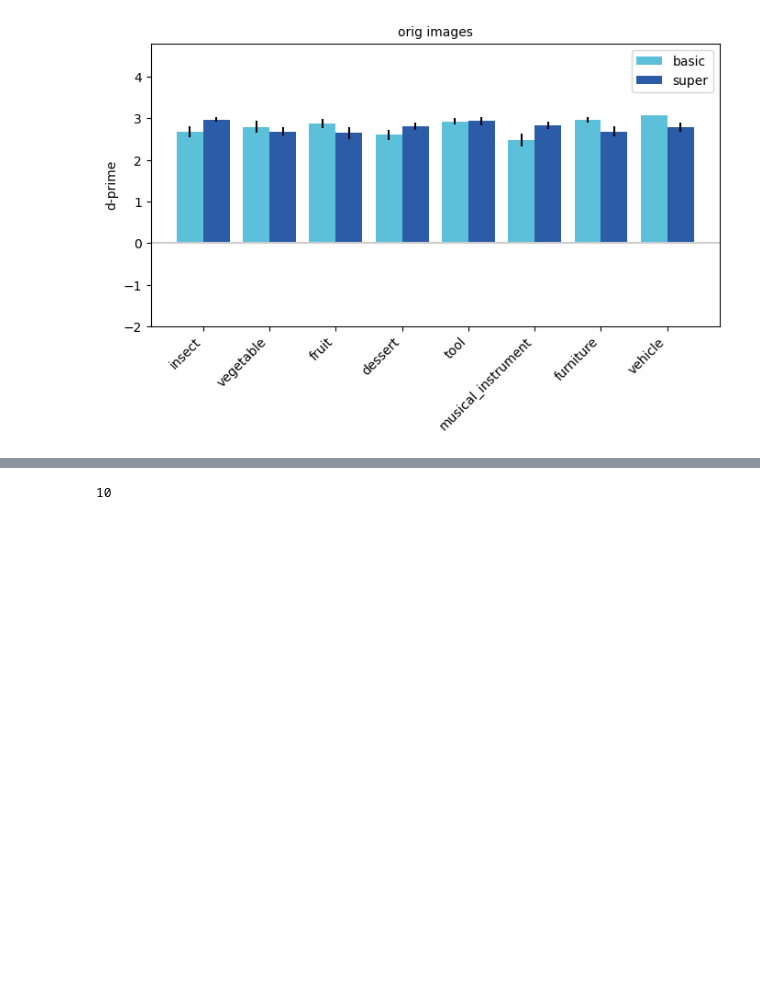
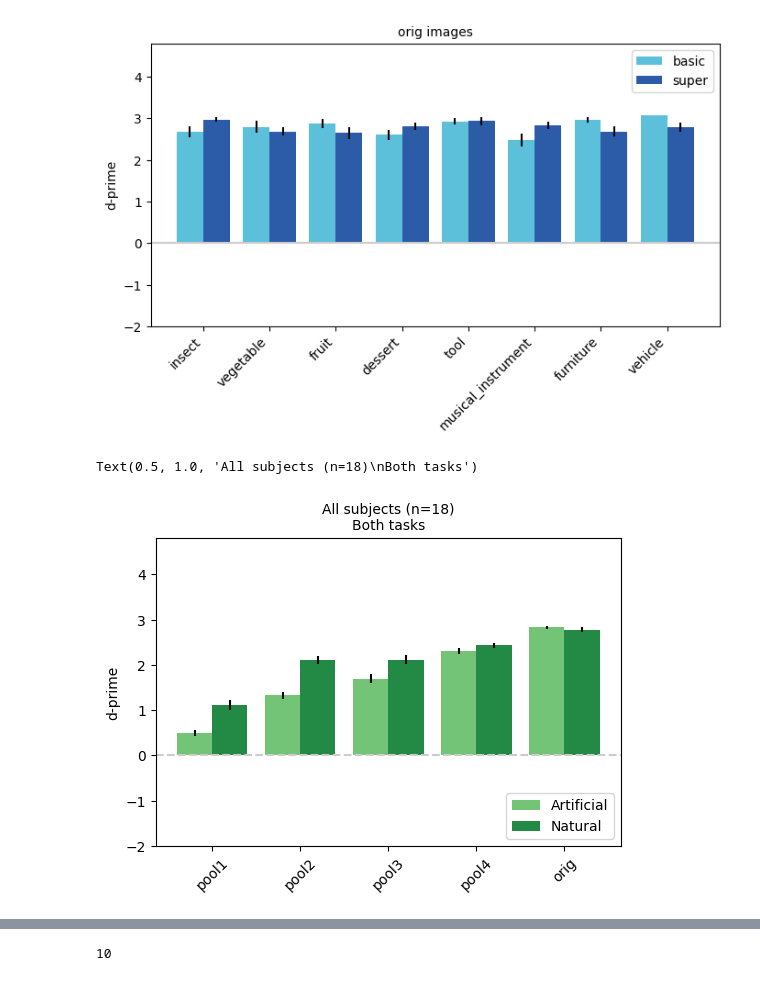
Before and after one commit to mmhenderson/featsynth, a Jupyter notebook: code/behav_analysis/expt3_summary.ipynb, the cells around one changed output, grey strips where cells are left out. Cells and saved outputs as stored; diff of their text form; code cells hidden in the pictures; blank space fills up the shorter version.

```diff
--- a/code/behav_analysis/expt3_summary.ipynb
+++ b/code/behav_analysis/expt3_summary.ipynb
@@ -24,3 +24,6 @@ acc_by_condition, dprime_by_condition, propleft_by_condition, rt_by_condition =
 acc_by_run, dprime_by_run, rt_by_run = analyze_expt3.get_perf_by_run()
 
 acc_by_supcat, dprime_by_supcat, rt_by_supcat = analyze_expt3.get_perf_by_supercateg()
+# %%
+is_nat = np.array([1,1,1,np.nan,0,0,0,0])
+is_nat
@@ -41,6 +61,10 @@ point_types = ['o','x']
 markersize = 4;
 xjitters = np.array([-0.2, 0.2])
 barwidth = xjitters[1]*2
+# %%
+ii=0; nn=0;
+vals = np.mean(dprime_by_supcat[:,:,ii,is_nat==nn], axis=2)
+# vals = np.mean(vals, axis=1)
 # %% [markdown]
 #### d-prime values: two-way repeated measures anova, all subjects
 # %%
@@ -366,3 +390,64 @@ for ii in range(5):
 [figure]
 [figure]
 [figure]
+# %%
+nat_colors = cm.Greens(np.linspace(0,1,5))[[2,3],:]
+n_kinds = 2
+kind_names = ['Artificial','Natural']
+
+plot_utils.set_all_font_sizes(10)
+plt.figure(figsize=(6,4))
+
+# vals = dprime_by_condition
+
+
+
+ax = plt.subplot(1,1,1)
+
+
+lh = []
+
+for ii in range(n_image_types):
+
+    for nn in range(2):
+        vals = np.mean(dprime_by_supcat[:,:,ii,is_nat==nn], axis=2)
+        vals = np.mean(vals, axis=1)
+
+        n_subs_plot = vals.shape[0]
+
+        meanvals = np.mean(vals)
+        semvals = np.std(vals)/np.sqrt(n_subs_plot)
+
+    # for cc, cue in enumerate(cue_level_names):
+
+        h = plt.bar(ii+xjitters[nn], \
+                         meanvals, \
+                        color = nat_colors[nn,:], width=barwidth)
+
+        plt.errorbar(ii+xjitters[nn], \
+                         meanvals, \
+                         semvals, \
+                        color = 'k',
+                        linestyle='none')
+
+        lh.append(h)
+
+    # if pvals[ii]<0.01:
+    #     height = np.max(meanvals[:,ii]+semvals[:,ii])+0.20
+    #     plt.plot(ii, height, '*', color='k')
+
+
+plt.xticks(np.arange(n_image_types), image_type_names, rotation=45)
+
+plt.axhline(0.0, color=[0.8, 0.8, 0.8], linestyle='--')
+
+ax.legend(lh, kind_names, loc='lower right')
+
+plt.ylabel('d-prime')
+
+plt.ylim([-2, 4.8])
+
+plt.title('All subjects (n=%d)\nBoth tasks'%(n_subs_plot))
+# %% [output]
+Text(0.5, 1.0, 'All subjects (n=18)\nBoth tasks')
+[figure, added]
```
Also changed, not shown: parts of 4 cells of this notebook, 24 other files.
